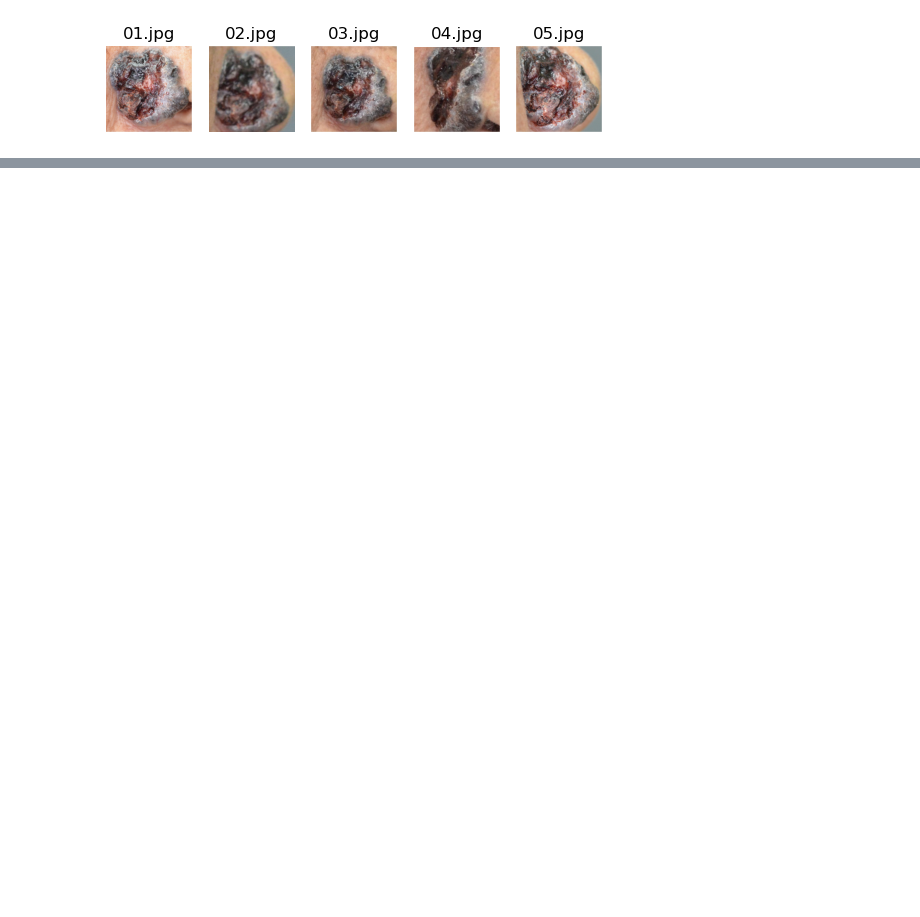
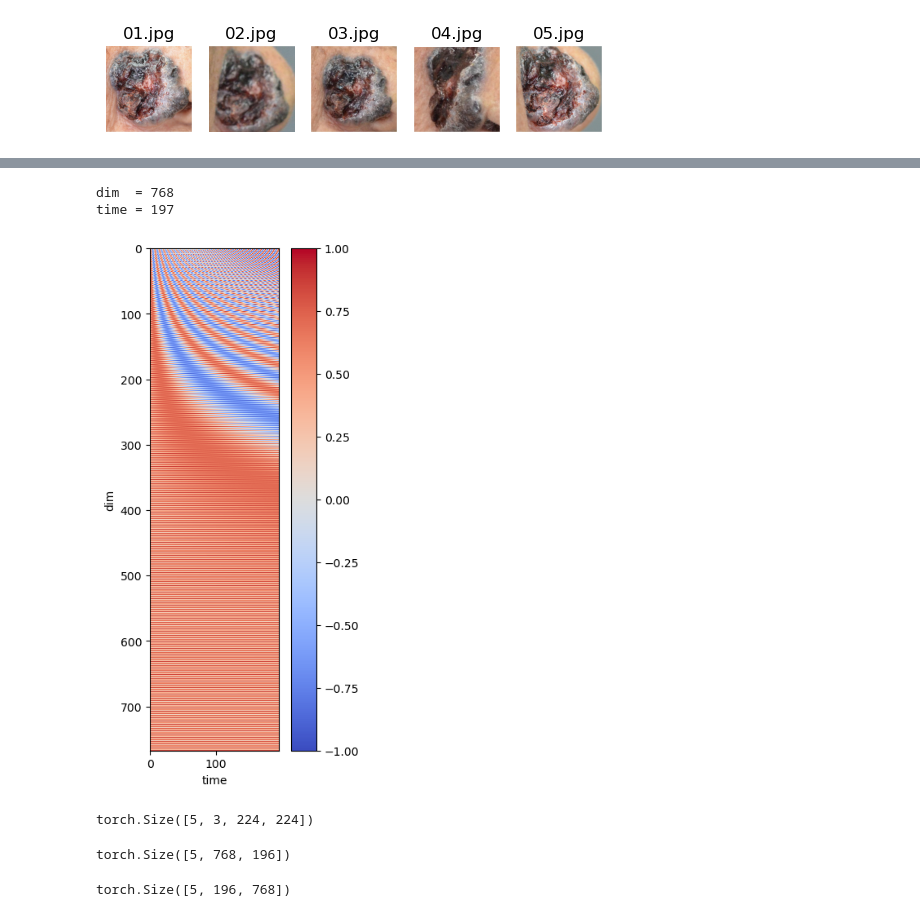
Before and after one commit to ohshane/NeuralNetwork, a Jupyter notebook: ViT/Attention.ipynb, the cells around one changed output, grey strips where cells are left out. Cells and saved outputs as stored; diff of their text form; code cells hidden in the pictures; blank space fills up the shorter version.

```diff
--- a/ViT/Attention.ipynb
+++ b/ViT/Attention.ipynb
@@ -47,0 +98,45 @@ tensor([[[0.9059, 0.9098, 0.8902,  ..., 0.9529, 0.9255, 0.9412],
+# %%
+_, dim, time = x.shape
+
+time += 1 # <cls> token
+dim = dim if dim % 2 == 0 else dim + 1 # dim should be an even number
+
+print(f"{dim  = }")
+print(f"{time = }")
+
+Time  = torch.arange(0, time)
+Dim   = torch.arange(1, dim//2 + 1)
+Omega = 1 / (100000**(2*Dim/dim))
+Time_Omega = torch.outer(Time, Omega)
+
+positional_encoding = torch.stack([Time_Omega.sin(), Time_Omega.cos()], dim=2)
+positional_encoding = positional_encoding.flatten(1)
+
+plt.figure(figsize=(4,8))
+plt.imshow(positional_encoding.T, cmap='coolwarm')
+plt.xlabel('time')
+plt.ylabel('dim')
+plt.colorbar(orientation='vertical')
+plt.show()
+# %% [output]
+dim  = 768
+time = 197
+[figure, added]
+# %%
+x = [transform(img) for img in images]
+x = torch.stack(x)
+x.shape
+# %% [output]
+torch.Size([5, 3, 224, 224])
+# %%
+conv = nn.Conv2d(in_channels=3, out_channels=3*16*16, kernel_size=16, stride=16)
+conv(x).flatten(2).shape
+# %% [output]
+torch.Size([5, 768, 196])
+# %%
+from CrossViT.models import crossvit
+
+pe = crossvit.PatchEmbed()
+pe(x).shape
+# %% [output]
+torch.Size([5, 196, 768])
```
Also changed, not shown: parts of 5 cells of this notebook, 16 other files.
